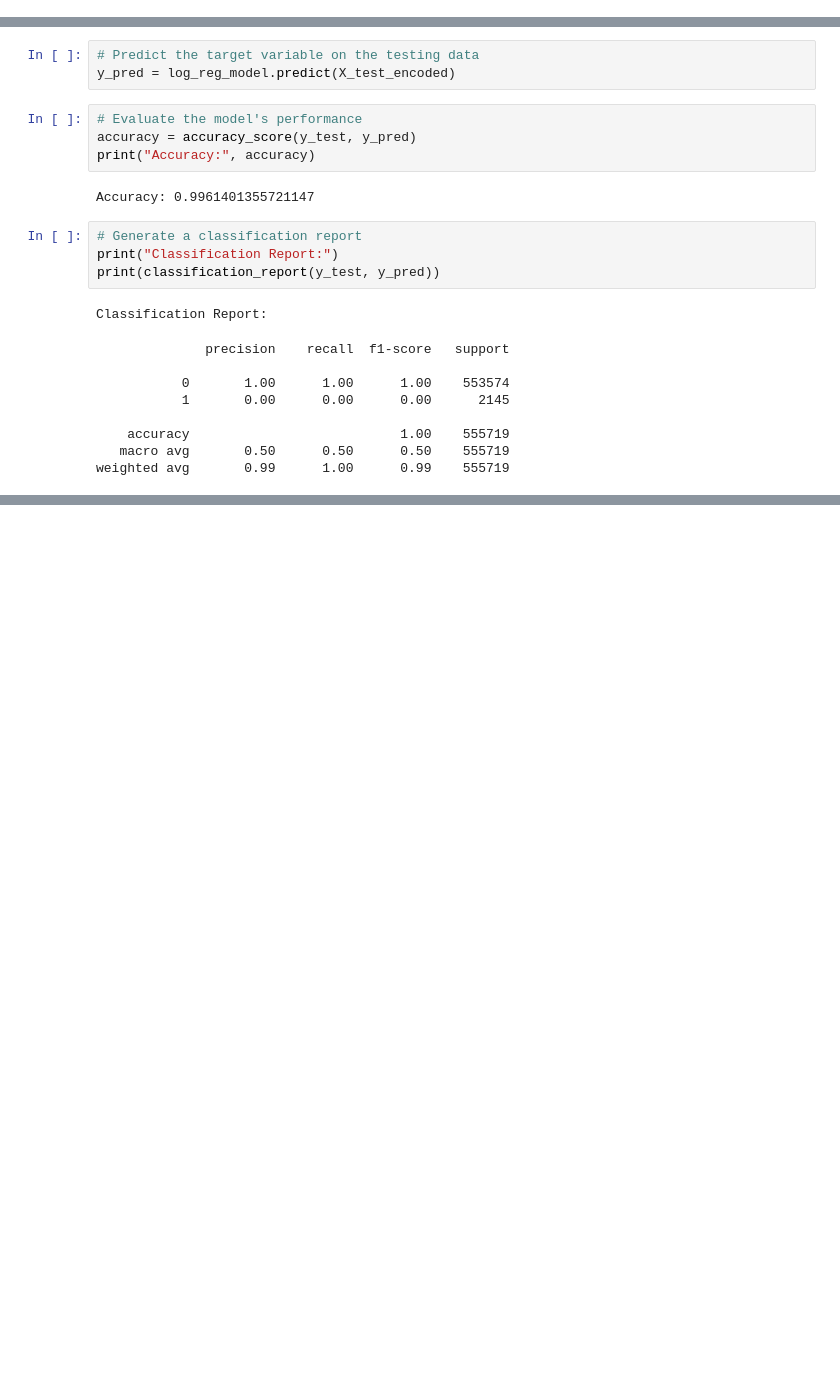
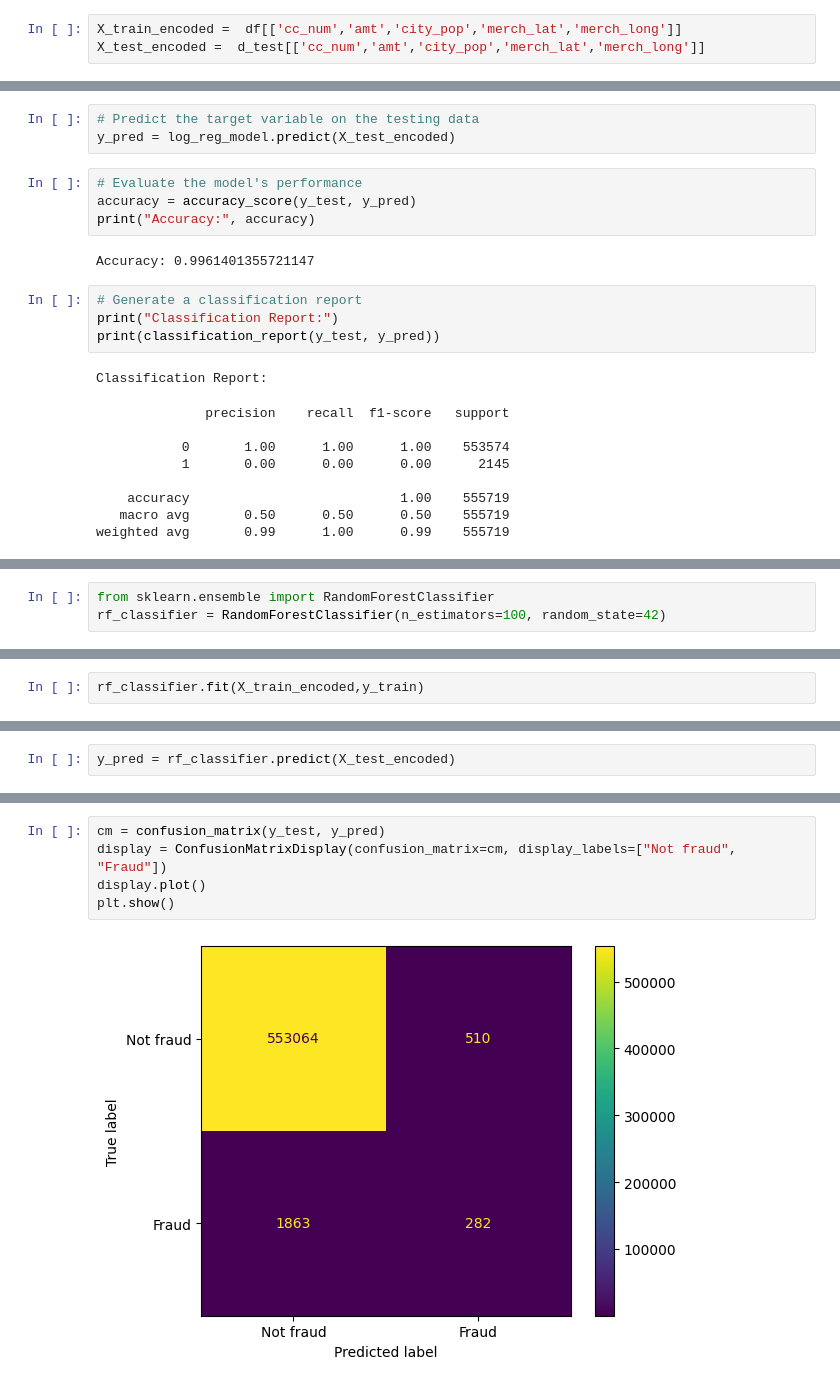
Before and after one commit to First-Last-Dance/Credit_Card_Transactions_Fraud_Detection, a Jupyter notebook: main.ipynb, the cells around one changed output, grey strips where cells are left out. Saved outputs shown, nothing was run; the diff lists cells and outputs as text; blank space fills up the shorter version.

```diff
--- a/main.ipynb
+++ b/main.ipynb
@@ -214,3 +248,6 @@ log_reg_model = LogisticRegression(random_state=42)
+# %%
+X_train_encoded =  df[['cc_num','amt','city_pop','merch_lat','merch_long']]
+X_test_encoded =  d_test[['cc_num','amt','city_pop','merch_lat','merch_long']]
 # %%
 # Train the model on the training data
 log_reg_model.fit(X_train_encoded, y_train)
@@ -250,0 +306,3 @@ weighted avg       0.99      1.00      0.99    555719
+# %%
+from sklearn.ensemble import RandomForestClassifier
+rf_classifier = RandomForestClassifier(n_estimators=100, random_state=42)
@@ -250,0 +311,2 @@ weighted avg       0.99      1.00      0.99    555719
+# %%
+rf_classifier.fit(X_train_encoded,y_train)
@@ -250,0 +315,2 @@ weighted avg       0.99      1.00      0.99    555719
+# %%
+y_pred = rf_classifier.predict(X_test_encoded)
@@ -250,0 +335,7 @@ weighted avg       0.99      1.00      0.99    555719
+# %%
+cm = confusion_matrix(y_test, y_pred)
+display = ConfusionMatrixDisplay(confusion_matrix=cm, display_labels=["Not fraud", "Fraud"])
+display.plot()
+plt.show()
+# %% [output]
+[figure, added]
```
Also changed, not shown: parts of 18 cells of this notebook.
